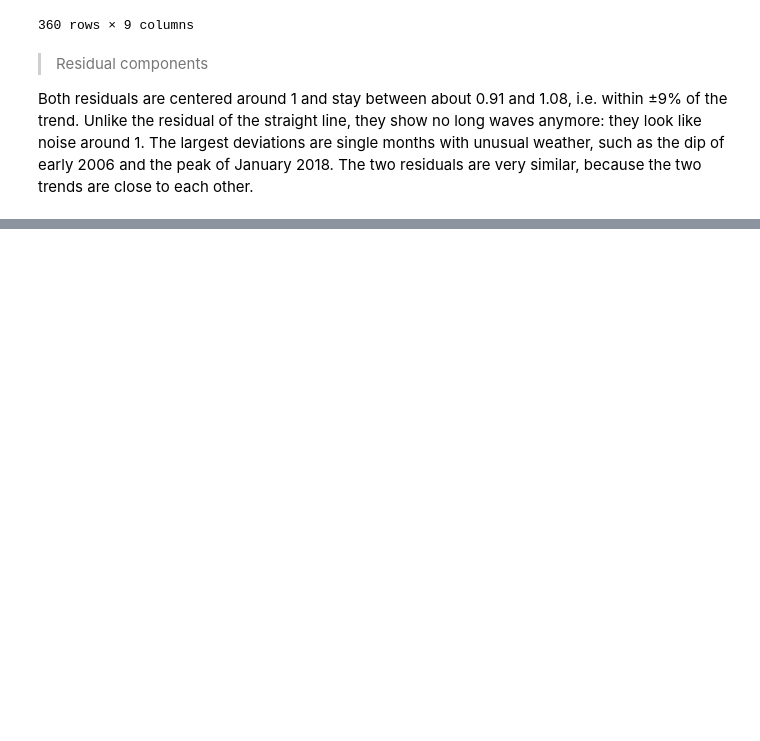
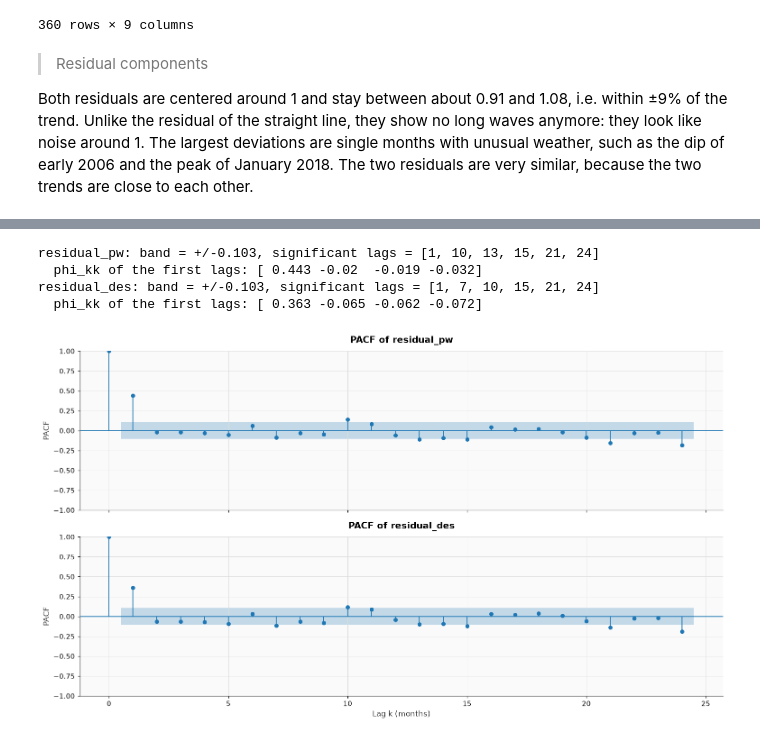
Before and after one commit to loop-enjoyer/TSA_Project, a Jupyter notebook: TSA-Project - Tanguy MANDRILLON.ipynb, the cells around one changed output, grey strips where cells are left out. Drawn from its saved outputs; the diff is of its cells as text; code cells hidden in the pictures; blank space fills up the shorter version.

```diff
--- a/TSA-Project - Tanguy MANDRILLON.ipynb
+++ b/TSA-Project - Tanguy MANDRILLON.ipynb
@@ -767,0 +876,28 @@ Both residuals are centered around 1 and stay between about 0.91 and 1.08, i.e.
+# %%
+from statsmodels.graphics.tsaplots import plot_pacf
+from statsmodels.tsa.stattools import pacf
+
+n_lags = 24  # two full seasonal cycles
+
+significant_lags = {}
+fig, axes = plt.subplots(2, 1, figsize=(14, 8), sharex=True)
+for ax, col in zip(axes, residual_cols):
+    z = levels[col][-1]  # stationary series
+    # PACF computed by OLS: phi_kk is the last coefficient of the AR(k) regression
+    phi_kk = pacf(z, nlags=n_lags, method="ols")
+    bound = 1.96 / np.sqrt(len(z))  # 95% confidence band under H0: phi_kk = 0
+    significant_lags[col] = [k for k in range(1, n_lags + 1) if abs(phi_kk[k]) > bound]
+    print(f"{col}: band = +/-{bound:.3f}, significant lags = {significant_lags[col]}")
+    print(f"  phi_kk of the first lags: {np.round(phi_kk[1:5], 3)}")
+
+    plot_pacf(z, lags=n_lags, method="ols", ax=ax, title=f"PACF of {col}")
+    ax.set_ylabel("PACF")
+axes[1].set_xlabel("Lag k (months)")
+plt.tight_layout()
+plt.show()
+# %% [output]
+residual_pw: band = +/-0.103, significant lags = [1, 10, 13, 15, 21, 24]
+  phi_kk of the first lags: [ 0.443 -0.02  -0.019 -0.032]
+residual_des: band = +/-0.103, significant lags = [1, 7, 10, 15, 21, 24]
+  phi_kk of the first lags: [ 0.363 -0.065 -0.062 -0.072]
+[figure, added]
```
Also changed, not shown: parts of 9 cells of this notebook.
